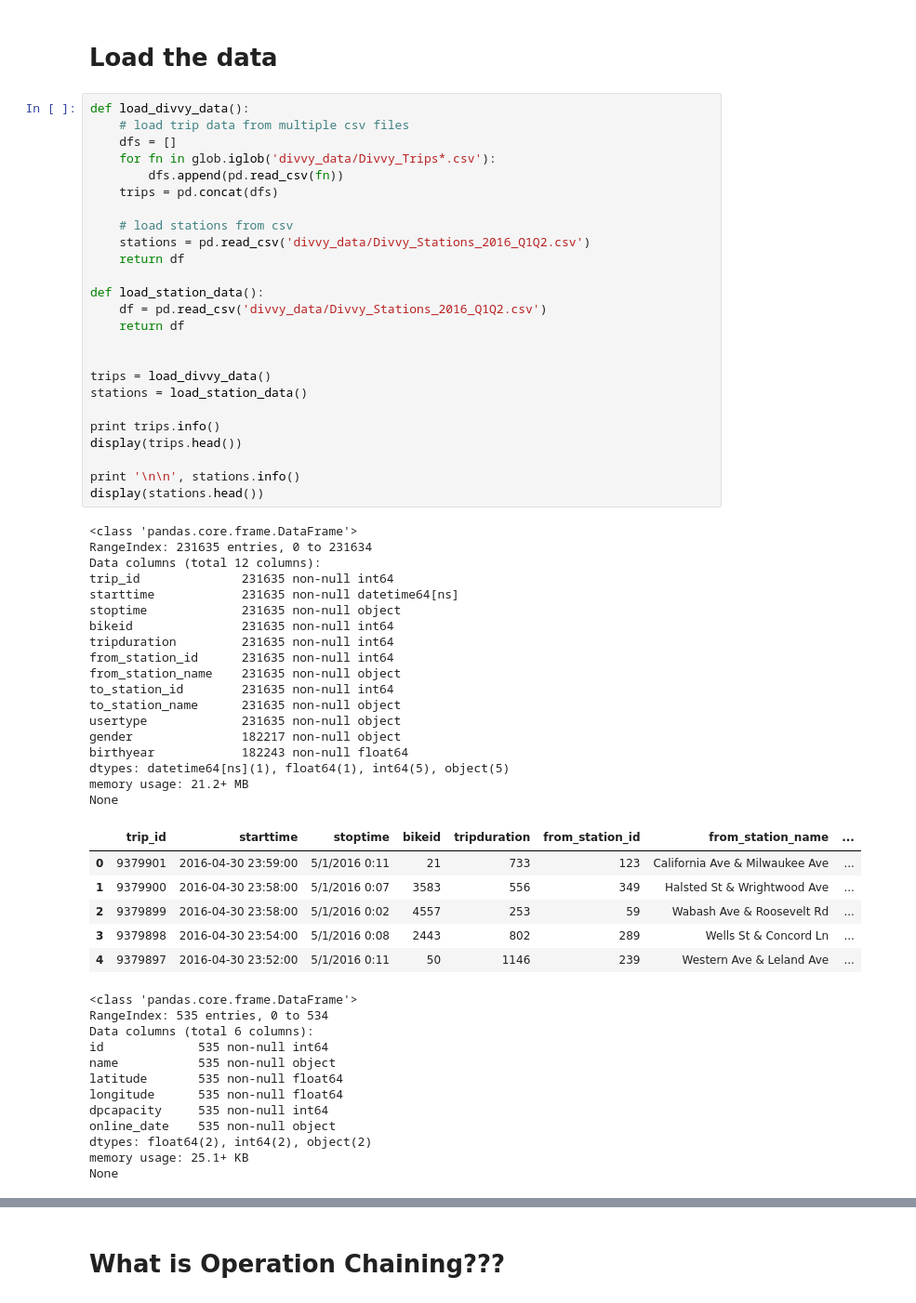
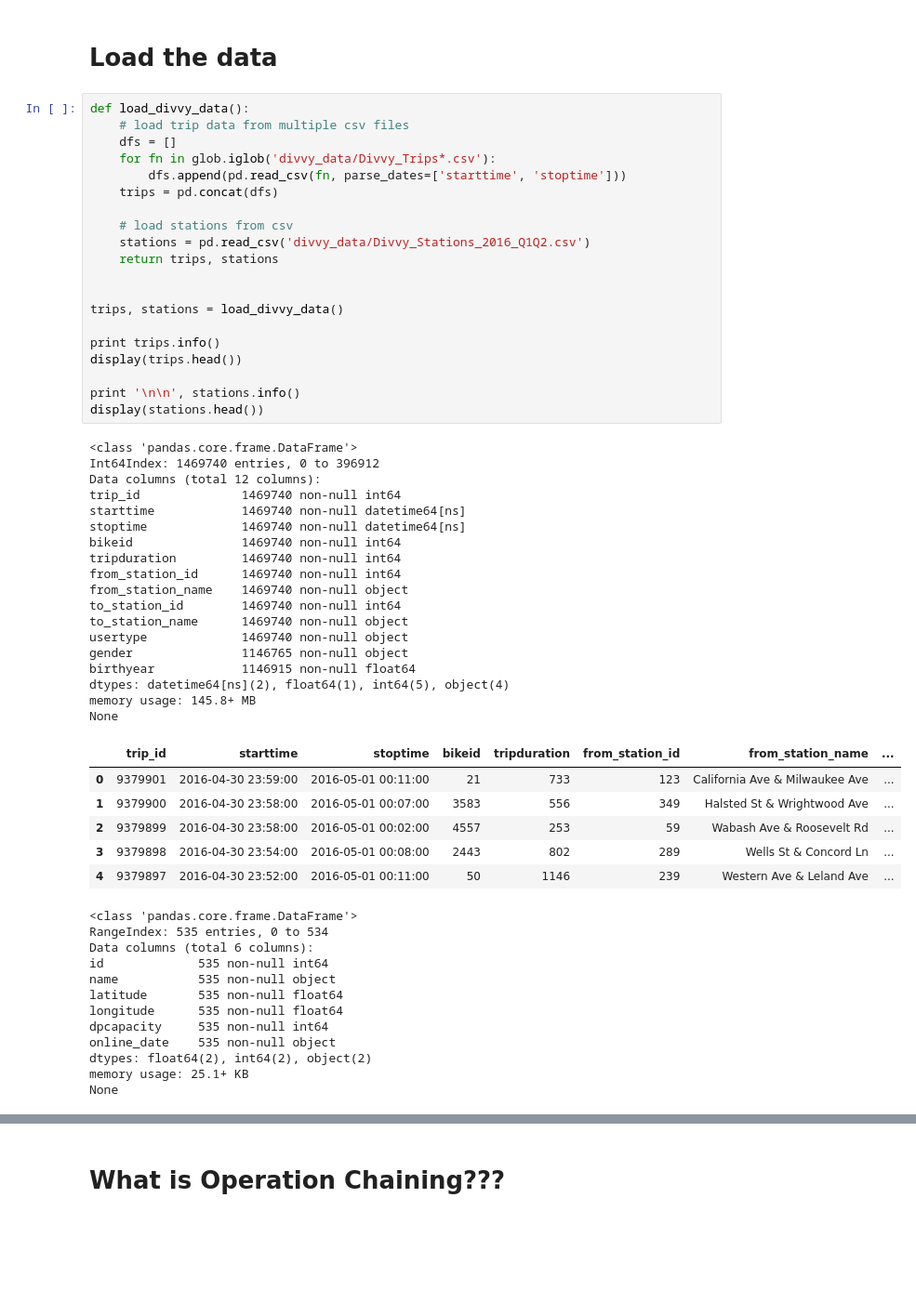
Before and after one commit to jscottcronin/clean_pandas, a Jupyter notebook: Best_Practices_With_Pandas.ipynb, the cells around one changed output, grey strips where cells are left out. Shown at 93% size. Drawn from its saved outputs; the diff is of its cells as text; blank space fills up the shorter version.

```diff
--- a/Best_Practices_With_Pandas.ipynb
+++ b/Best_Practices_With_Pandas.ipynb
@@ -23,53 +27,48 @@ sns.set_context('notebook', font_scale=1.6)
 # %%
 def load_divvy_data():
     # load trip data from multiple csv files
     dfs = []
     for fn in glob.iglob('divvy_data/Divvy_Trips*.csv'):
-        dfs.append(pd.read_csv(fn))
+        dfs.append(pd.read_csv(fn, parse_dates=['starttime', 'stoptime']))
     trips = pd.concat(dfs)
 
     # load stations from csv
     stations = pd.read_csv('divvy_data/Divvy_Stations_2016_Q1Q2.csv')
-    return df
-
-def load_station_data():
-    df = pd.read_csv('divvy_data/Divvy_Stations_2016_Q1Q2.csv')
-    return df
+    return trips, stations
 
 
-trips = load_divvy_data()
-stations = load_station_data()
+trips, stations = load_divvy_data()
 
 print trips.info()
 display(trips.head())
 
 print '\n\n', stations.info()
 display(stations.head())
 # %% [output]
 <class 'pandas.core.frame.DataFrame'>
-RangeIndex: 231635 entries, 0 to 231634
+Int64Index: 1469740 entries, 0 to 396912
 Data columns (total 12 columns):
-trip_id              231635 non-null int64
-starttime            231635 non-null datetime64[ns]
-stoptime             231635 non-null object
-bikeid               231635 non-null int64
-tripduration         231635 non-null int64
-from_station_id      231635 non-null int64
-from_station_name    231635 non-null object
-to_station_id        231635 non-null int64
-to_station_name      231635 non-null object
-usertype             231635 non-null object
-gender               182217 non-null object
-birthyear            182243 non-null float64
-dtypes: datetime64[ns](1), float64(1), int64(5), object(5)
-memory usage: 21.2+ MB
+trip_id              1469740 non-null int64
+starttime            1469740 non-null datetime64[ns]
+stoptime             1469740 non-null datetime64[ns]
+bikeid               1469740 non-null int64
+tripduration         1469740 non-null int64
+from_station_id      1469740 non-null int64
+from_station_name    1469740 non-null object
+to_station_id        1469740 non-null int64
+to_station_name      1469740 non-null object
+usertype             1469740 non-null object
+gender               1146765 non-null object
+birthyear            1146915 non-null float64
+dtypes: datetime64[ns](2), float64(1), int64(5), object(4)
+memory usage: 145.8+ MB
 None
 |  | trip_id | starttime | stoptime | bikeid | tripduration | from_station_id | from_station_name | ... |
-| 0 | 9379901 | 2016-04-30 23:59:00 | 5/1/2016 0:11 | 21 | 733 | 123 | California Ave & Milwaukee Ave | ... |
-| 1 | 9379900 | 2016-04-30 23:58:00 | 5/1/2016 0:07 | 3583 | 556 | 349 | Halsted St & Wrightwood Ave | ... |
-| 2 | 9379899 | 2016-04-30 23:58:00 | 5/1/2016 0:02 | 4557 | 253 | 59 | Wabash Ave & Roosevelt Rd | ... |
-| 3 | 9379898 | 2016-04-30 23:54:00 | 5/1/2016 0:08 | 2443 | 802 | 289 | Wells St & Concord Ln | ... |
-| 4 | 9379897 | 2016-04-30 23:52:00 | 5/1/2016 0:11 | 50 | 1146 | 239 | Western Ave & Leland Ave | ... |
+| 0 | 9379901 | 2016-04-30 23:59:00 | 2016-05-01 00:11:00 | 21 | 733 | 123 | California Ave & Milwaukee Ave | ... |
+| 1 | 9379900 | 2016-04-30 23:58:00 | 2016-05-01 00:07:00 | 3583 | 556 | 349 | Halsted St & Wrightwood Ave | ... |
+| 2 | 9379899 | 2016-04-30 23:58:00 | 2016-05-01 00:02:00 | 4557 | 253 | 59 | Wabash Ave & Roosevelt Rd | ... |
+| 3 | 9379898 | 2016-04-30 23:54:00 | 2016-05-01 00:08:00 | 2443 | 802 | 289 | Wells St & Concord Ln | ... |
+| 4 | 9379897 | 2016-04-30 23:52:00 | 2016-05-01 00:11:00 | 50 | 1146 | 239 | Western Ave & Leland Ave | ... |
 <class 'pandas.core.frame.DataFrame'>
 RangeIndex: 535 entries, 0 to 534
 Data columns (total 6 columns):
```
Also changed, not shown: parts of 24 cells of this notebook.
